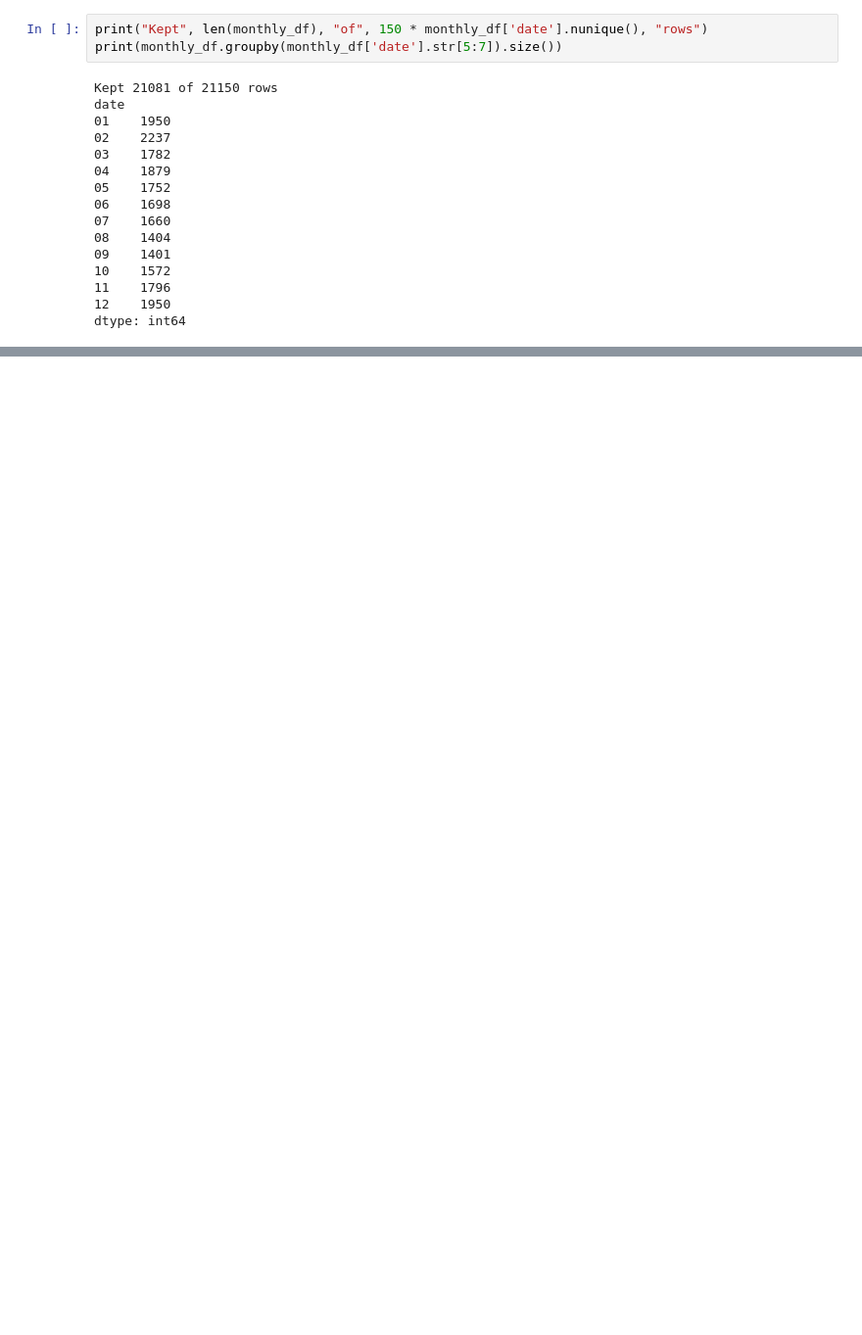
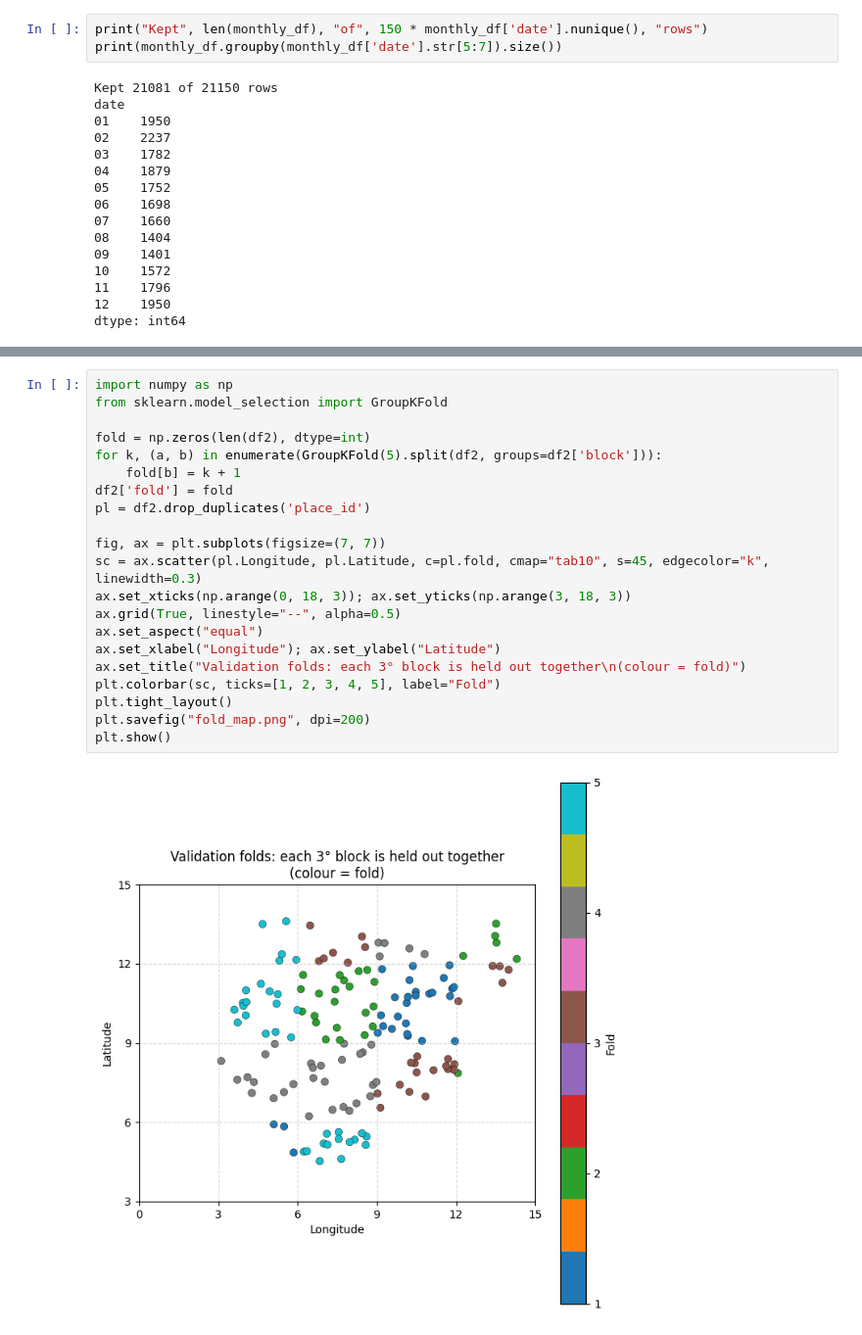
Before and after one commit to LevramUzo/gracce-groundwater-nigeria, a Jupyter notebook: notebooks/01_data_acquisition.ipynb, the cells around one changed output, grey strips where cells are left out. Shown at 98% size. Cells and saved outputs as stored; diff of their text form; blank space fills up the shorter version.

```diff
--- a/notebooks/01_data_acquisition.ipynb
+++ b/notebooks/01_data_acquisition.ipynb
@@ -1040,0 +1239,23 @@ Mean RF: 0.654 | Mean baseline: 0.806
+# %%
+import numpy as np
+from sklearn.model_selection import GroupKFold
+
+fold = np.zeros(len(df2), dtype=int)
+for k, (a, b) in enumerate(GroupKFold(5).split(df2, groups=df2['block'])):
+    fold[b] = k + 1
+df2['fold'] = fold
+pl = df2.drop_duplicates('place_id')
+
+fig, ax = plt.subplots(figsize=(7, 7))
+sc = ax.scatter(pl.Longitude, pl.Latitude, c=pl.fold, cmap="tab10", s=45, edgecolor="k", linewidth=0.3)
+ax.set_xticks(np.arange(0, 18, 3)); ax.set_yticks(np.arange(3, 18, 3))
+ax.grid(True, linestyle="--", alpha=0.5)
+ax.set_aspect("equal")
+ax.set_xlabel("Longitude"); ax.set_ylabel("Latitude")
+ax.set_title("Validation folds: each 3° block is held out together\n(colour = fold)")
+plt.colorbar(sc, ticks=[1, 2, 3, 4, 5], label="Fold")
+plt.tight_layout()
+plt.savefig("fold_map.png", dpi=200)
+plt.show()
+# %% [output]
+[figure, added]
```
Also changed, not shown: parts of 25 cells of this notebook.
